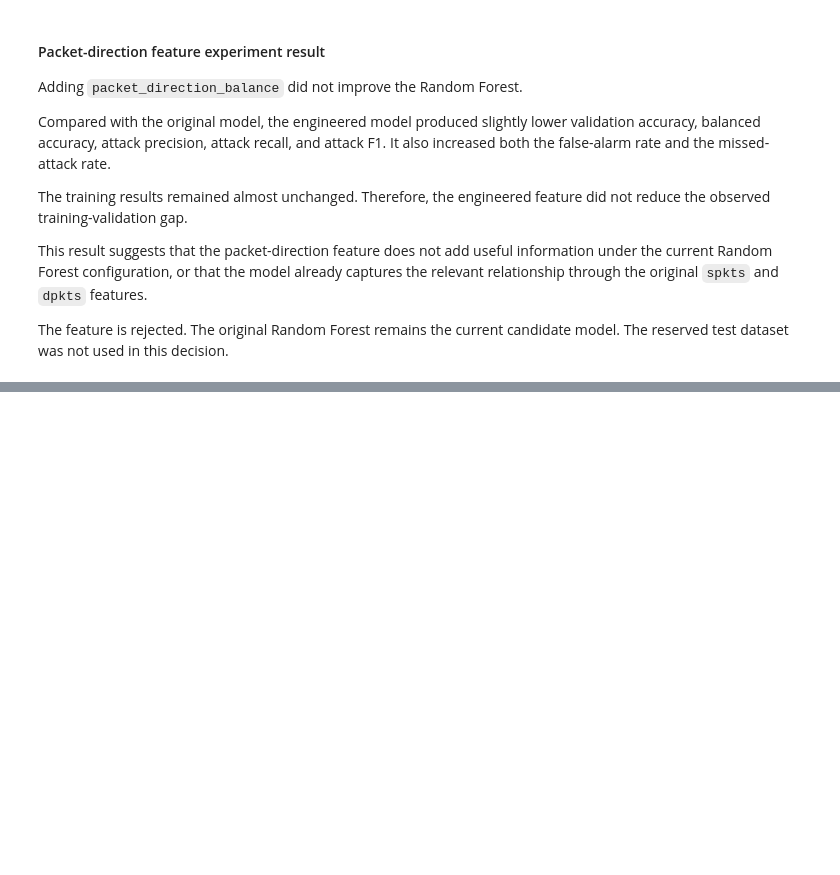
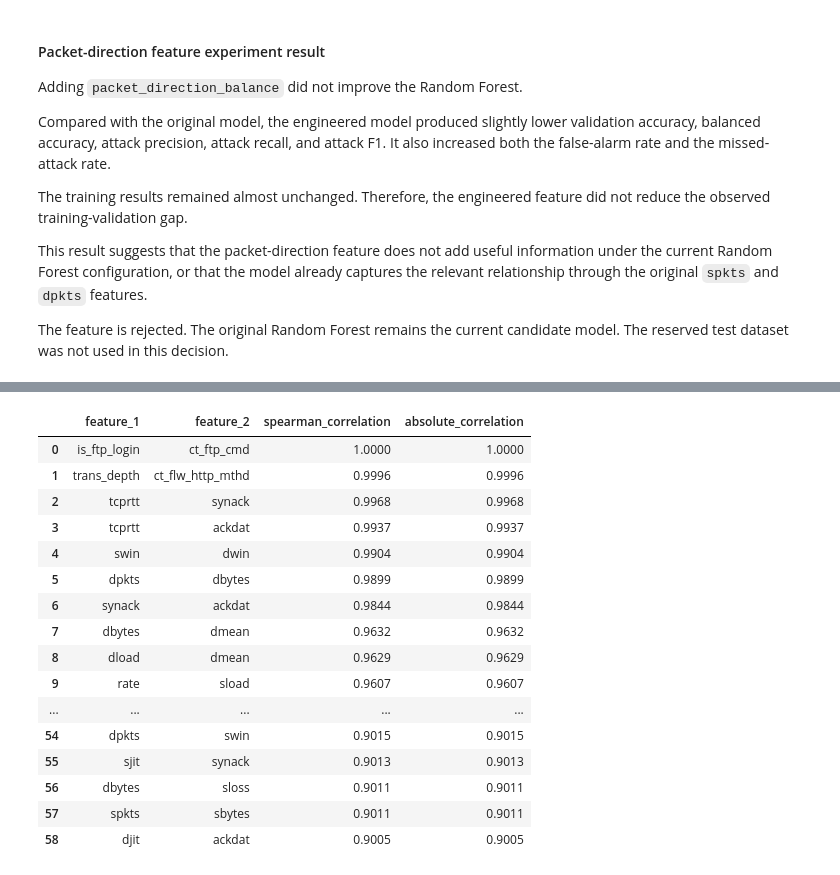
Before and after one commit to ChanulPathirana/NetGuard-ML, a Jupyter notebook: notebooks/05_clean_baseline.ipynb, the cells around one changed output, grey strips where cells are left out. Cells and saved outputs as stored; diff of their text form; code cells hidden in the pictures; blank space fills up the shorter version.

```diff
--- a/notebooks/05_clean_baseline.ipynb
+++ b/notebooks/05_clean_baseline.ipynb
@@ -1297,0 +1324,62 @@ candidate model. The reserved test dataset was not used in this decision.
+# %%
+# Calculate training-only Spearman correlations.
+training_spearman_correlation = (
+    X_train[NUMERICAL_FEATURES]
+    .corr(method="spearman")
+)
+
+# Keep only the upper triangle so every pair appears once.
+upper_triangle_mask = np.triu(
+    np.ones(training_spearman_correlation.shape, dtype=bool),
+    k=1,
+)
+
+correlated_pairs = (
+    training_spearman_correlation
+    .where(upper_triangle_mask)
+    .stack()
+    .rename("spearman_correlation")
+    .reset_index()
+    .rename(
+        columns={
+            "level_0": "feature_1",
+            "level_1": "feature_2",
+        }
+    )
+)
+
+correlated_pairs["absolute_correlation"] = (
+    correlated_pairs["spearman_correlation"].abs()
+)
+
+strongly_correlated_pairs = (
+    correlated_pairs
+    .loc[
+        correlated_pairs["absolute_correlation"] >= 0.90
+    ]
+    .sort_values(
+        "absolute_correlation",
+        ascending=False,
+    )
+    .reset_index(drop=True)
+)
+
+display(strongly_correlated_pairs.round(4))
+# %% [output]
+|  | feature_1 | feature_2 | spearman_correlation | absolute_correlation |
+| 0 | is_ftp_login | ct_ftp_cmd | 1.0000 | 1.0000 |
+| 1 | trans_depth | ct_flw_http_mthd | 0.9996 | 0.9996 |
+| 2 | tcprtt | synack | 0.9968 | 0.9968 |
+| 3 | tcprtt | ackdat | 0.9937 | 0.9937 |
+| 4 | swin | dwin | 0.9904 | 0.9904 |
+| 5 | dpkts | dbytes | 0.9899 | 0.9899 |
+| 6 | synack | ackdat | 0.9844 | 0.9844 |
+| 7 | dbytes | dmean | 0.9632 | 0.9632 |
+| 8 | dload | dmean | 0.9629 | 0.9629 |
+| 9 | rate | sload | 0.9607 | 0.9607 |
+| ... | ... | ... | ... | ... |
+| 54 | dpkts | swin | 0.9015 | 0.9015 |
+| 55 | sjit | synack | 0.9013 | 0.9013 |
+| 56 | dbytes | sloss | 0.9011 | 0.9011 |
+| 57 | spkts | sbytes | 0.9011 | 0.9011 |
+| 58 | djit | ackdat | 0.9005 | 0.9005 |
```
Also changed, not shown: parts of 27 cells of this notebook.
